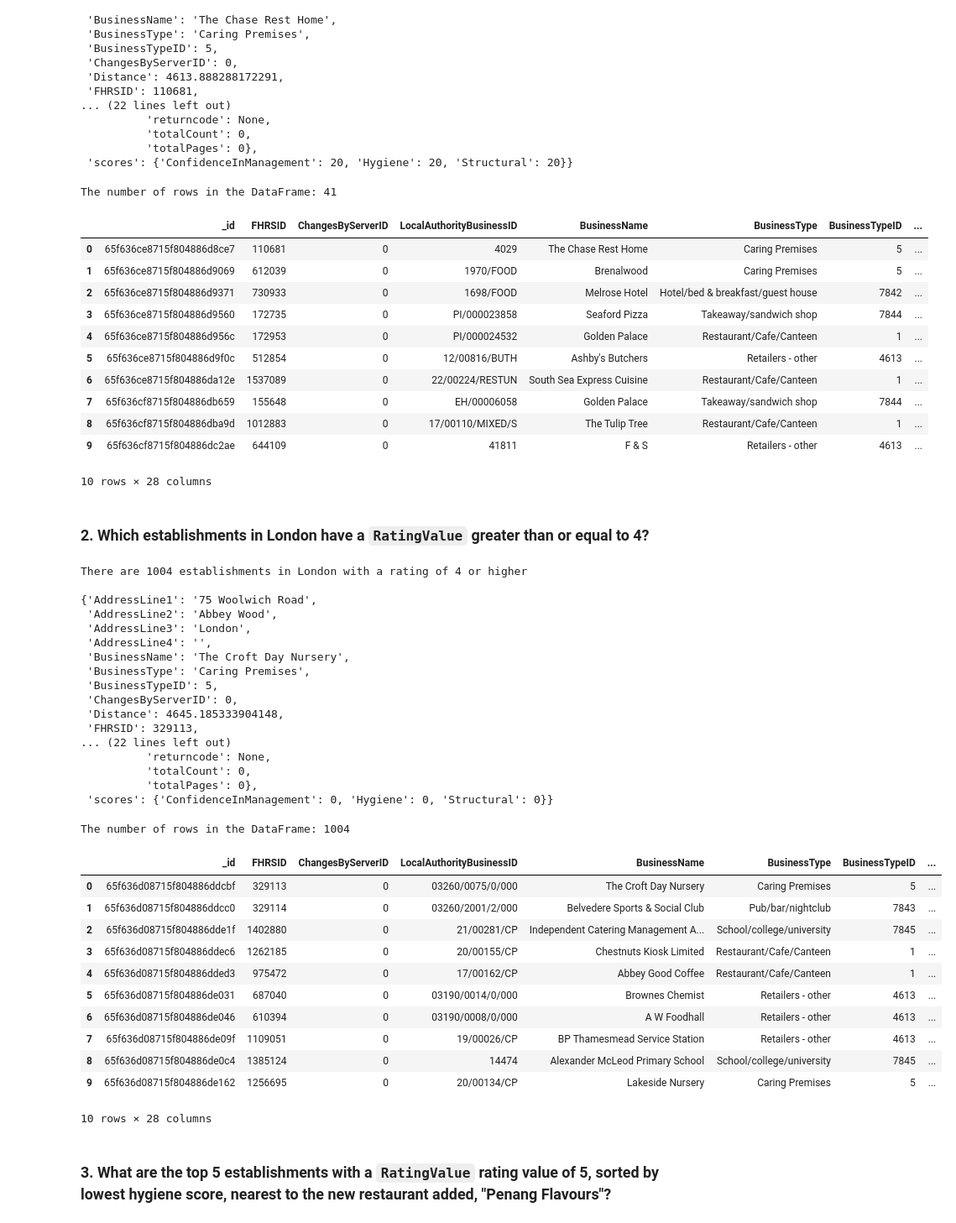
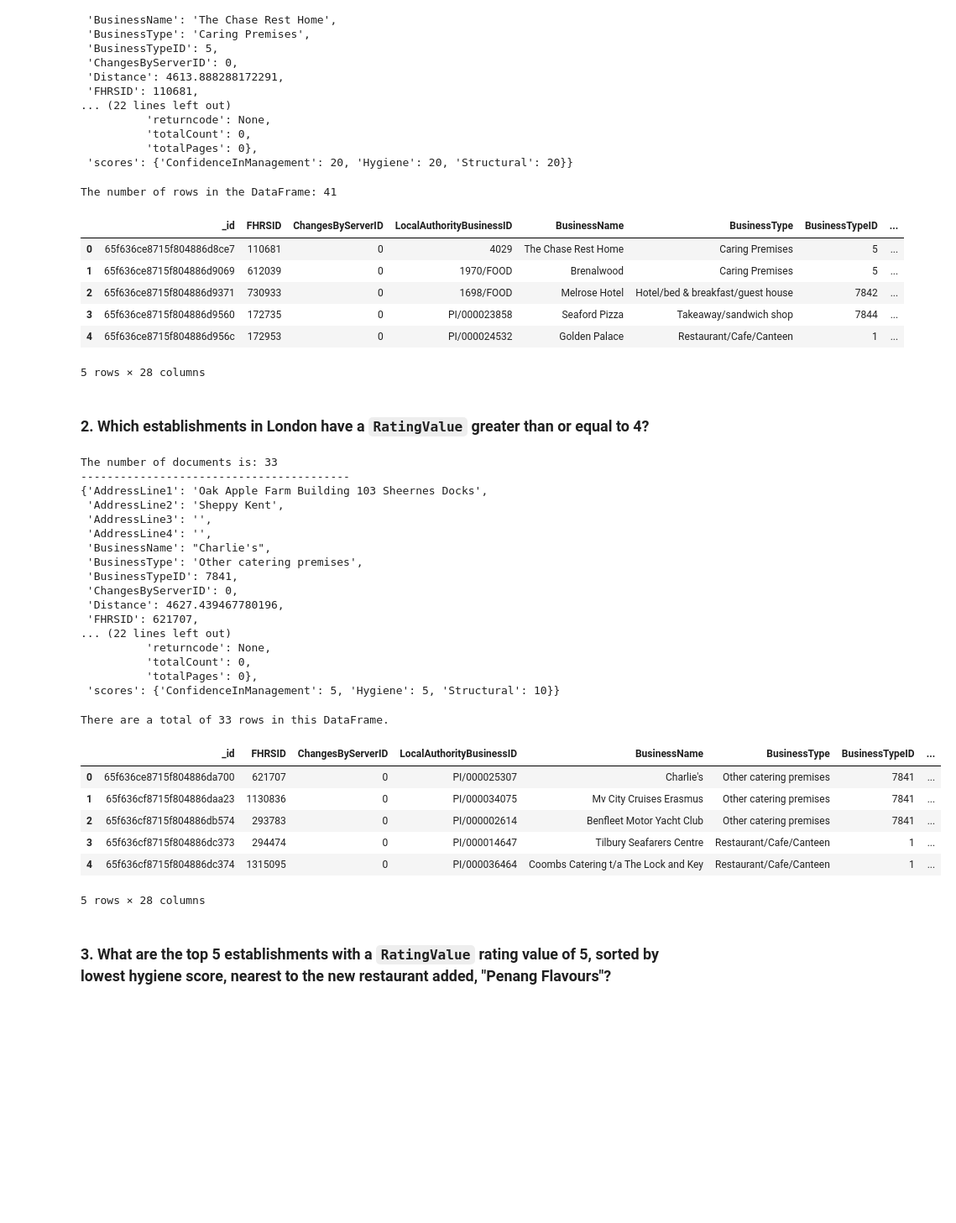
Before and after one commit to Adykey79/nosql-challenge, a Jupyter notebook: NoSQL_analysis_starter.ipynb, the cells around one changed output. Shown: that part at 84% size. Cells and saved outputs as stored; diff of their text form; code cells hidden in the pictures; blank space fills up the shorter version.

```diff
--- a/NoSQL_analysis_starter.ipynb
+++ b/NoSQL_analysis_starter.ipynb
@@ -65,7 +65,7 @@ df_hygeine20 = pd.DataFrame(results_hygeine20)
 print(f"The number of rows in the DataFrame: {len(df_hygeine20)}\n")
 
 # Display the first 10 rows of the DataFrame
-df_hygeine20.head(10)
+df_hygeine20.head(5)
 # %% [output]
 The number of rows in the DataFrame: 41
 |  | _id | FHRSID | ChangesByServerID | LocalAuthorityBusinessID | BusinessName | BusinessType | BusinessTypeID | ... |
@@ -74,66 +74,56 @@ The number of rows in the DataFrame: 41
 | 2 | 65f636ce8715f804886d9371 | 730933 | 0 | 1698/FOOD | Melrose Hotel | Hotel/bed & breakfast/guest house | 7842 | ... |
 | 3 | 65f636ce8715f804886d9560 | 172735 | 0 | PI/000023858 | Seaford Pizza | Takeaway/sandwich shop | 7844 | ... |
 | 4 | 65f636ce8715f804886d956c | 172953 | 0 | PI/000024532 | Golden Palace | Restaurant/Cafe/Canteen | 1 | ... |
-| 5 | 65f636ce8715f804886d9f0c | 512854 | 0 | 12/00816/BUTH | Ashby's Butchers | Retailers - other | 4613 | ... |
-| 6 | 65f636ce8715f804886da12e | 1537089 | 0 | 22/00224/RESTUN | South Sea Express Cuisine | Restaurant/Cafe/Canteen | 1 | ... |
-| 7 | 65f636cf8715f804886db659 | 155648 | 0 | EH/00006058 | Golden Palace | Takeaway/sandwich shop | 7844 | ... |
-| 8 | 65f636cf8715f804886dba9d | 1012883 | 0 | 17/00110/MIXED/S | The Tulip Tree | Restaurant/Cafe/Canteen | 1 | ... |
-| 9 | 65f636cf8715f804886dc2ae | 644109 | 0 | 41811 | F & S | Retailers - other | 4613 | ... |
-10 rows × 28 columns
+5 rows × 28 columns
 # %% [markdown]
 ### 2. Which establishments in London have a `RatingValue` greater than or equal to 4?
 # %%
 # Find the establishments with London as the Local Authority and has a RatingValue greater than or equal to 4.
-query = {"AddressLine3": "London", "RatingValue": {"$gte": 4}}
-results_london4 = establishments.find(query)
+query = {'LocalAuthorityName' :{'$regex': 'London'}, 'RatingValue':{'$gte': 4}}
 
 # Use count_documents to display the number of documents in the result
-count = establishments.count_documents(query)
-print(f"There are {count} establishments in London with a rating of 4 or higher\n")
-
+results_london4 = db.establishments.count_documents(query)
+print(f"The number of documents is: {results_london4}")
+print('-----------------------------------------')
 # Display the first document in the results using pprint
-pprint(results_london4[0])
+pprint(db.establishments.find_one(query))
 # %% [output]
-There are 1004 establishments in London with a rating of 4 or higher
-
-{'AddressLine1': '75 Woolwich Road',
- 'AddressLine2': 'Abbey Wood',
- 'AddressLine3': 'London',
+The number of documents is: 33
+-----------------------------------------
+{'AddressLine1': 'Oak Apple Farm Building 103 Sheernes Docks',
+ 'AddressLine2': 'Sheppy Kent',
+ 'AddressLine3': '',
  'AddressLine4': '',
- 'BusinessName': 'The Croft Day Nursery',
- 'BusinessType': 'Caring Premises',
- 'BusinessTypeID': 5,
+ 'BusinessName': "Charlie's",
+ 'BusinessType': 'Other catering premises',
+ 'BusinessTypeID': 7841,
  'ChangesByServerID': 0,
- 'Distance': 4645.185333904148,
- 'FHRSID': 329113,
+ 'Distance': 4627.439467780196,
+ 'FHRSID': 621707,
 ... (22 lines left out)
           'returncode': None,
           'totalCount': 0,
           'totalPages': 0},
- 'scores': {'ConfidenceInManagement': 0, 'Hygiene': 0, 'Structural': 0}}
+ 'scores': {'ConfidenceInManagement': 5, 'Hygiene': 5, 'Structural': 10}}
 # %%
 # Convert the result to a Pandas DataFrame
-df_london4 = pd.DataFrame(results_london4)
+rating4_df = pd.DataFrame(db.establishments.find(query))
 
 # Display the number of rows in the DataFrame
-print(f"The number of rows in the DataFrame: {len(df_london4)}\n")
+print(f"There are a total of {len(rating4_df)} rows in this DataFrame.")
+
 
 # Display the first 10 rows of the DataFrame
-df_london4.head(10)
+rating4_df.head(5)
 # %% [output]
-The number of rows in the DataFrame: 1004
+There are a total of 33 rows in this DataFrame.
 |  | _id | FHRSID | ChangesByServerID | LocalAuthorityBusinessID | BusinessName | BusinessType | BusinessTypeID | ... |
-| 0 | 65f636d08715f804886ddcbf | 329113 | 0 | 03260/0075/0/000 | The Croft Day Nursery | Caring Premises | 5 | ... |
-| 1 | 65f636d08715f804886ddcc0 | 329114 | 0 | 03260/2001/2/000 | Belvedere Sports & Social Club | Pub/bar/nightclub | 7843 | ... |
-| 2 | 65f636d08715f804886dde1f | 1402880 | 0 | 21/00281/CP | Independent Catering Management A... | School/college/university | 7845 | ... |
-| 3 | 65f636d08715f804886ddec6 | 1262185 | 0 | 20/00155/CP | Chestnuts Kiosk Limited | Restaurant/Cafe/Canteen | 1 | ... |
-| 4 | 65f636d08715f804886dded3 | 975472 | 0 | 17/00162/CP | Abbey Good Coffee | Restaurant/Cafe/Canteen | 1 | ... |
-| 5 | 65f636d08715f804886de031 | 687040 | 0 | 03190/0014/0/000 | Brownes Chemist | Retailers - other | 4613 | ... |
-| 6 | 65f636d08715f804886de046 | 610394 | 0 | 03190/0008/0/000 | A W Foodhall | Retailers - other | 4613 | ... |
-| 7 | 65f636d08715f804886de09f | 1109051 | 0 | 19/00026/CP | BP Thamesmead Service Station | Retailers - other | 4613 | ... |
-| 8 | 65f636d08715f804886de0c4 | 1385124 | 0 | 14474 | Alexander McLeod Primary School | School/college/university | 7845 | ... |
-| 9 | 65f636d08715f804886de162 | 1256695 | 0 | 20/00134/CP | Lakeside Nursery | Caring Premises | 5 | ... |
+| 0 | 65f636ce8715f804886da700 | 621707 | 0 | PI/000025307 | Charlie's | Other catering premises | 7841 | ... |
+| 1 | 65f636cf8715f804886daa23 | 1130836 | 0 | PI/000034075 | Mv City Cruises Erasmus | Other catering premises | 7841 | ... |
+| 2 | 65f636cf8715f804886db574 | 293783 | 0 | PI/000002614 | Benfleet Motor Yacht Club | Other catering premises | 7841 | ... |
+| 3 | 65f636cf8715f804886dc373 | 294474 | 0 | PI/000014647 | Tilbury Seafarers Centre | Restaurant/Cafe/Canteen | 1 | ... |
+| 4 | 65f636cf8715f804886dc374 | 1315095 | 0 | PI/000036464 | Coombs Catering t/a The Lock and Key | Restaurant/Cafe/Canteen | 1 | ... |
-10 rows × 28 columns
+5 rows × 28 columns
 # %% [markdown]
 ### 3. What are the top 5 establishments with a `RatingValue` rating value of 5, sorted by lowest hygiene score, nearest to the new restaurant added, "Penang Flavours"?
 # %%
```
